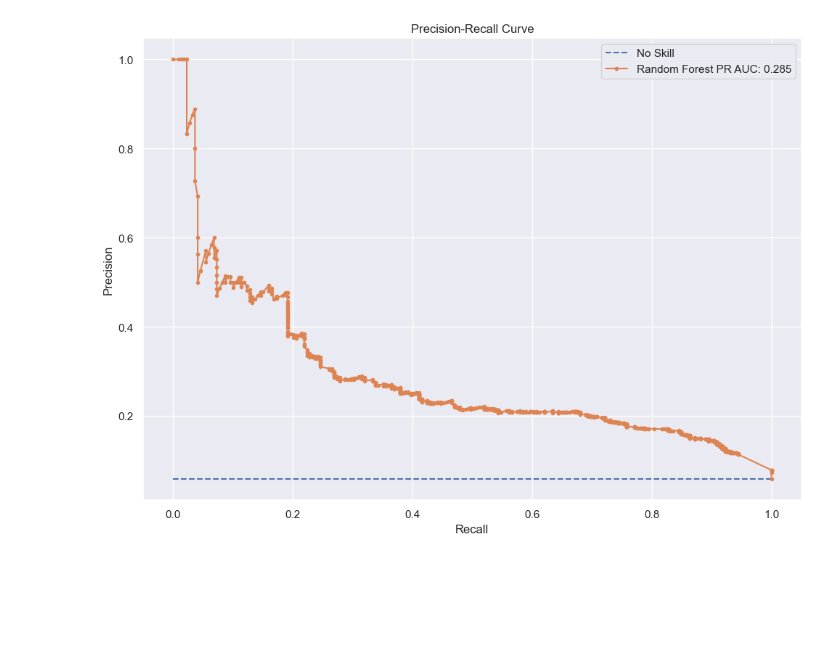
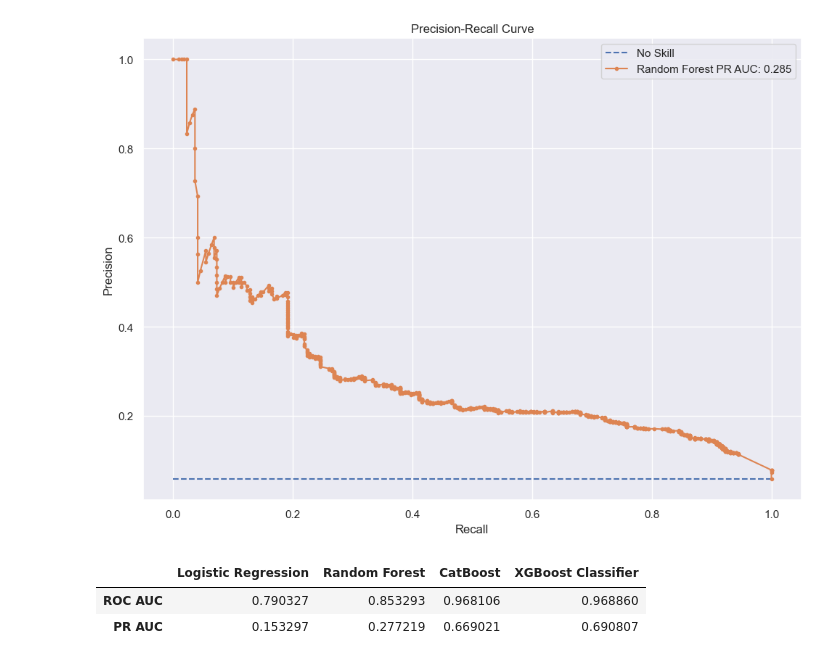
Before and after one commit to smirs/car-insurance-fraud-detection, a Jupyter notebook: fraud_detection.ipynb, the cells around one changed output. Cells and saved outputs as stored; diff of their text form; code cells hidden in the pictures; blank space fills up the shorter version.

```diff
--- a/fraud_detection.ipynb
+++ b/fraud_detection.ipynb
@@ -749,9 +720,9 @@ y_cat_pred_proba = clf.predict_proba(X_cat_test)[:, 1]
 from matplotlib import pyplot as plt
 
 fpr, tpr, thresholds = roc_curve(y_cat_test, y_cat_pred_proba)
-roc_auc = auc(fpr, tpr)
+cb_roc_auc = auc(fpr, tpr)
 plt.figure()
-plt.plot(fpr, tpr, label='ROC curve (area = %0.2f)' % roc_auc)
+plt.plot(fpr, tpr, label='ROC curve (area = %0.2f)' % cb_roc_auc)
 plt.plot([0, 1], [0, 1], 'k--', label='No Skill')
 plt.xlim([0.0, 1.0])
 plt.ylim([0.0, 1.05])
@@ -770,8 +741,8 @@ plt.plot([0, 1], [no_skill, no_skill], linestyle='--', label='No Skill')
 # calculate model precision-recall curve
 precision, recall, _ = precision_recall_curve(y_cat_test, y_cat_pred_proba)
 # plot the model precision-recall curve
-auc_score = auc(recall, precision)
-plt.plot(recall, precision, marker='.', label='Catboost PR AUC: %.3f' % auc_score)
+cb_auc_score = auc(recall, precision)
+plt.plot(recall, precision, marker='.', label='Catboost PR AUC: %.3f' % cb_auc_score)
 # axis labels
 plt.xlabel('Recall')
 plt.ylabel('Precision')
@@ -1051,9 +1022,9 @@ y_xgb_pred_proba = xgb_model.predict_proba(X_test)[:, 1]
 # %%
 
 fpr, tpr, thresholds = roc_curve(y_test, y_xgb_pred_proba)
-roc_auc = auc(fpr, tpr)
+xgb_roc_auc = auc(fpr, tpr)
 plt.figure()
-plt.plot(fpr, tpr, label='ROC curve (area = %0.2f)' % roc_auc)
+plt.plot(fpr, tpr, label='ROC curve (area = %0.2f)' % xgb_roc_auc)
 plt.plot([0, 1], [0, 1], 'k--', label='No Skill')
 plt.xlim([0.0, 1.0])
 plt.ylim([0.0, 1.05])
@@ -1072,8 +1043,8 @@ plt.plot([0, 1], [no_skill, no_skill], linestyle='--', label='No Skill')
 # calculate model precision-recall curve
 precision, recall, _ = precision_recall_curve(y_test, y_xgb_pred_proba)
 # plot the model precision-recall curve
-auc_score = auc(recall, precision)
-plt.plot(recall, precision, marker='.', label='Random Forest PR AUC: %.3f' % auc_score)
+xgb_auc_score = auc(recall, precision)
+plt.plot(recall, precision, marker='.', label='Random Forest PR AUC: %.3f' % xgb_auc_score)
 # axis labels
 plt.xlabel('Recall')
 plt.ylabel('Precision')
@@ -1180,3 +1151,13 @@ Parameters: { "predictor" } are not used.
   warnings.warn(smsg, UserWarning)
 [figure]
 [figure]
+# %%
+results_table = pd.DataFrame({"Logistic Regression": {"ROC AUC": lg_roc_auc, "PR AUC": lg_auc_score},
+                 "Random Forest": {"ROC AUC": rf_roc_auc, "PR AUC": rf_auc_score},
+                 "CatBoost": {"ROC AUC": cb_roc_auc, "PR AUC": cb_auc_score},
+                 "XGBoost Classifier": {"ROC AUC": xgb_roc_auc, "PR AUC": xgb_auc_score}})
+results_table
+# %% [output]
+|  | Logistic Regression | Random Forest | CatBoost | XGBoost Classifier |
+| ROC AUC | 0.790327 | 0.853293 | 0.968106 | 0.968860 |
+| PR AUC | 0.153297 | 0.277219 | 0.669021 | 0.690807 |
```
Also changed, not shown: parts of 11 cells of this notebook, 6 other files.
